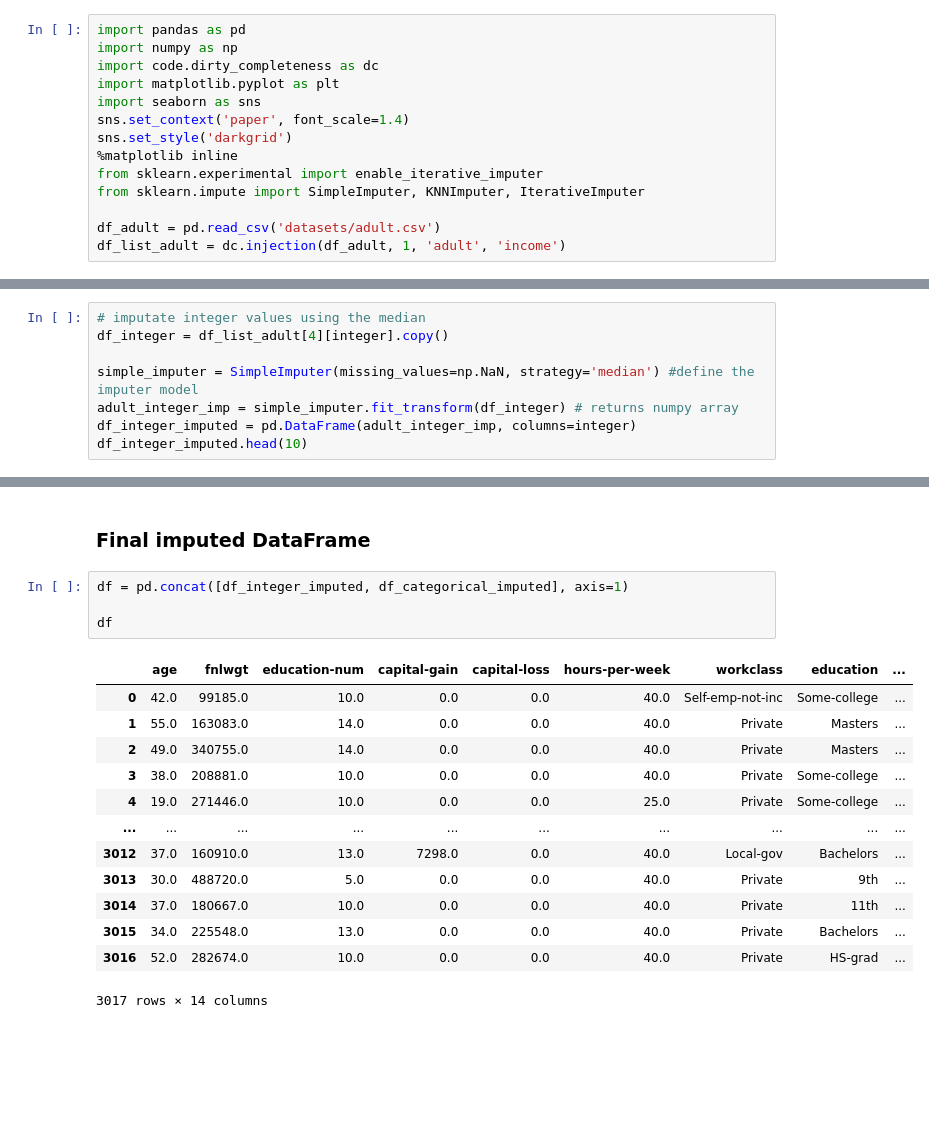
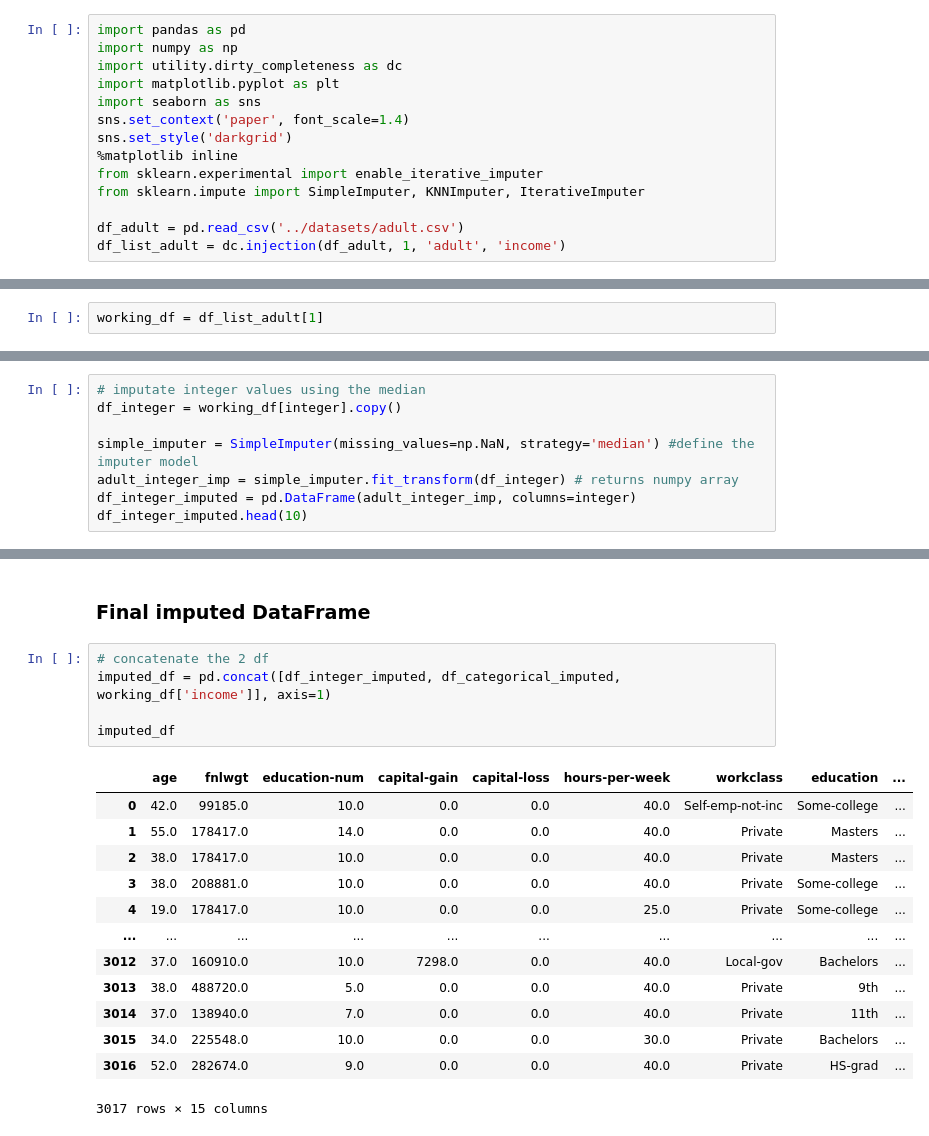
Before and after one commit to VladMarianCimpeanu/DIQ-assignment, a Jupyter notebook: code/simple_imputation_adult.ipynb, the cells around one changed output, grey strips where cells are left out. Cells and saved outputs as stored; diff of their text form; blank space fills up the shorter version.

```diff
--- a/code/simple_imputation_adult.ipynb
+++ b/code/simple_imputation_adult.ipynb
@@ -1,7 +1,7 @@
 # %%
 import pandas as pd
 import numpy as np
-import code.dirty_completeness as dc
+import utility.dirty_completeness as dc
 import matplotlib.pyplot as plt
 import seaborn as sns
 sns.set_context('paper', font_scale=1.4)
@@ -10,7 +10,7 @@ sns.set_style('darkgrid')
 from sklearn.experimental import enable_iterative_imputer
 from sklearn.impute import SimpleImputer, KNNImputer, IterativeImputer
 
-df_adult = pd.read_csv('datasets/adult.csv')
+df_adult = pd.read_csv('../datasets/adult.csv')
 df_list_adult = dc.injection(df_adult, 1, 'adult', 'income')
 # %% [output]
 saved adult-completeness50%
@@ -32,6 +32,8 @@ df_list_adult[4].head(10)
 | 7 | 48.0 | Private | NaN | HS-grad | 9.0 | Divorced | Transport-moving | Not-in-family | ... |
 | 8 | NaN | Private | 24872.0 | Some-college | 10.0 | Separated | Transport-moving | NaN | ... |
 | 9 | 38.0 | Private | 173968.0 | HS-grad | 9.0 | Married-civ-spouse | Craft-repair | Husband | ... |
+# %%
+working_df = df_list_adult[1]
 # %% [markdown]
 #### here we discovered that education and education-num are perfectly correlated
 # %%
@@ -83,7 +85,7 @@ columns = categorical + integer
 ## Simple Imputation
 # %%
 # imputate integer values using the median
-df_integer = df_list_adult[4][integer].copy()
+df_integer = working_df[integer].copy()
 
 simple_imputer = SimpleImputer(missing_values=np.NaN, strategy='median') #define the imputer model
 adult_integer_imp = simple_imputer.fit_transform(df_integer) # returns numpy array
@@ -124,21 +126,22 @@ df_categorical_imputed.head(10)
 # %% [markdown]
 ### Final imputed DataFrame
 # %%
-df = pd.concat([df_integer_imputed, df_categorical_imputed], axis=1)
+# concatenate the 2 df
+imputed_df = pd.concat([df_integer_imputed, df_categorical_imputed, working_df['income']], axis=1)
 
-df
+imputed_df
 # %% [output]
 |  | age | fnlwgt | education-num | capital-gain | capital-loss | hours-per-week | workclass | education | ... |
 | 0 | 42.0 | 99185.0 | 10.0 | 0.0 | 0.0 | 40.0 | Self-emp-not-inc | Some-college | ... |
-| 1 | 55.0 | 163083.0 | 14.0 | 0.0 | 0.0 | 40.0 | Private | Masters | ... |
-| 2 | 49.0 | 340755.0 | 14.0 | 0.0 | 0.0 | 40.0 | Private | Masters | ... |
+| 1 | 55.0 | 178417.0 | 14.0 | 0.0 | 0.0 | 40.0 | Private | Masters | ... |
+| 2 | 38.0 | 178417.0 | 10.0 | 0.0 | 0.0 | 40.0 | Private | Masters | ... |
 | 3 | 38.0 | 208881.0 | 10.0 | 0.0 | 0.0 | 40.0 | Private | Some-college | ... |
-| 4 | 19.0 | 271446.0 | 10.0 | 0.0 | 0.0 | 25.0 | Private | Some-college | ... |
+| 4 | 19.0 | 178417.0 | 10.0 | 0.0 | 0.0 | 25.0 | Private | Some-college | ... |
 | ... | ... | ... | ... | ... | ... | ... | ... | ... | ... |
-| 3012 | 37.0 | 160910.0 | 13.0 | 7298.0 | 0.0 | 40.0 | Local-gov | Bachelors | ... |
-| 3013 | 30.0 | 488720.0 | 5.0 | 0.0 | 0.0 | 40.0 | Private | 9th | ... |
-| 3014 | 37.0 | 180667.0 | 10.0 | 0.0 | 0.0 | 40.0 | Private | 11th | ... |
-| 3015 | 34.0 | 225548.0 | 13.0 | 0.0 | 0.0 | 40.0 | Private | Bachelors | ... |
-| 3016 | 52.0 | 282674.0 | 10.0 | 0.0 | 0.0 | 40.0 | Private | HS-grad | ... |
+| 3012 | 37.0 | 160910.0 | 10.0 | 7298.0 | 0.0 | 40.0 | Local-gov | Bachelors | ... |
+| 3013 | 38.0 | 488720.0 | 5.0 | 0.0 | 0.0 | 40.0 | Private | 9th | ... |
+| 3014 | 37.0 | 138940.0 | 7.0 | 0.0 | 0.0 | 40.0 | Private | 11th | ... |
+| 3015 | 34.0 | 225548.0 | 10.0 | 0.0 | 0.0 | 30.0 | Private | Bachelors | ... |
+| 3016 | 52.0 | 282674.0 | 9.0 | 0.0 | 0.0 | 40.0 | Private | HS-grad | ... |
-3017 rows × 14 columns
+3017 rows × 15 columns
 # %%
```
Also changed, not shown: parts of 17 cells of this notebook, 1 other file.
